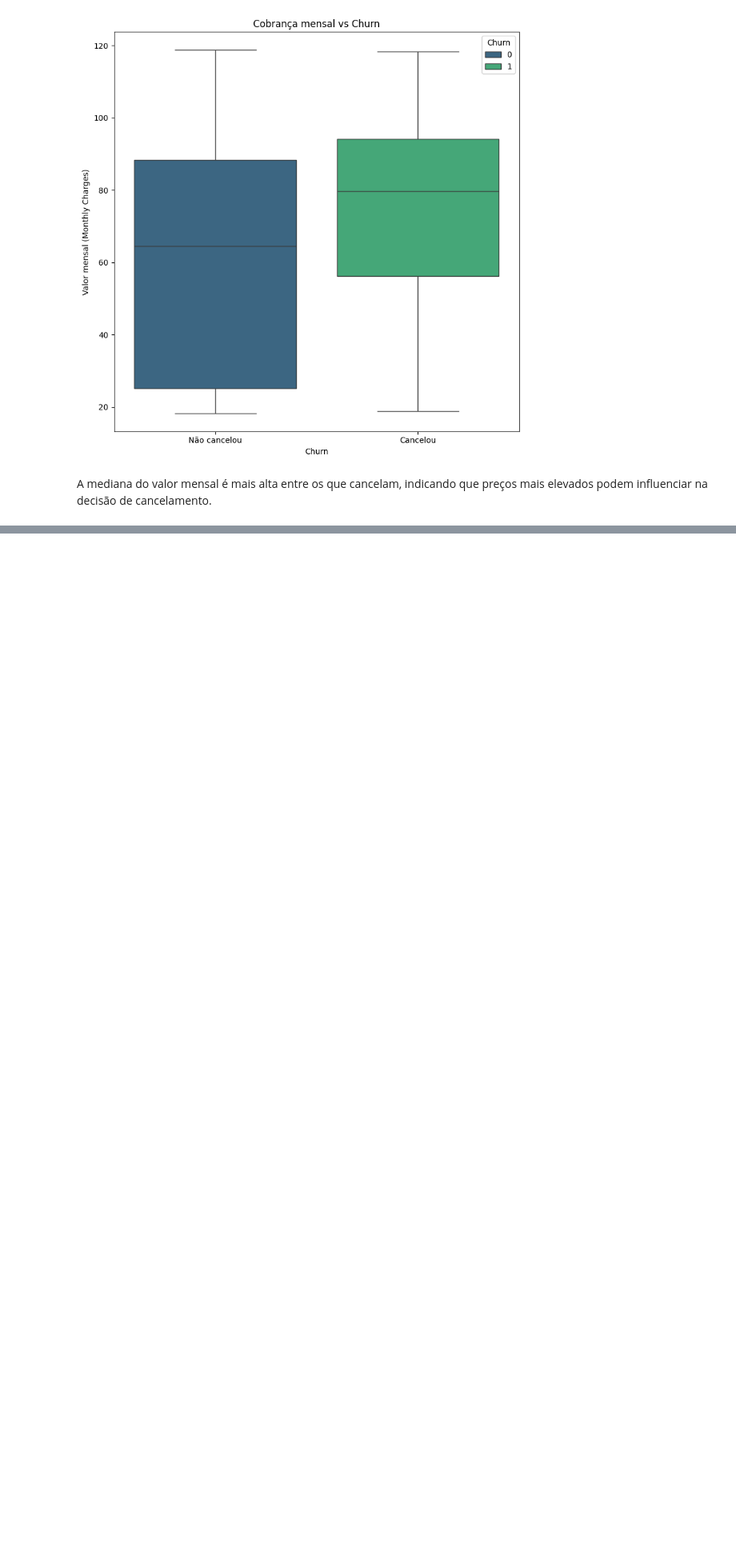
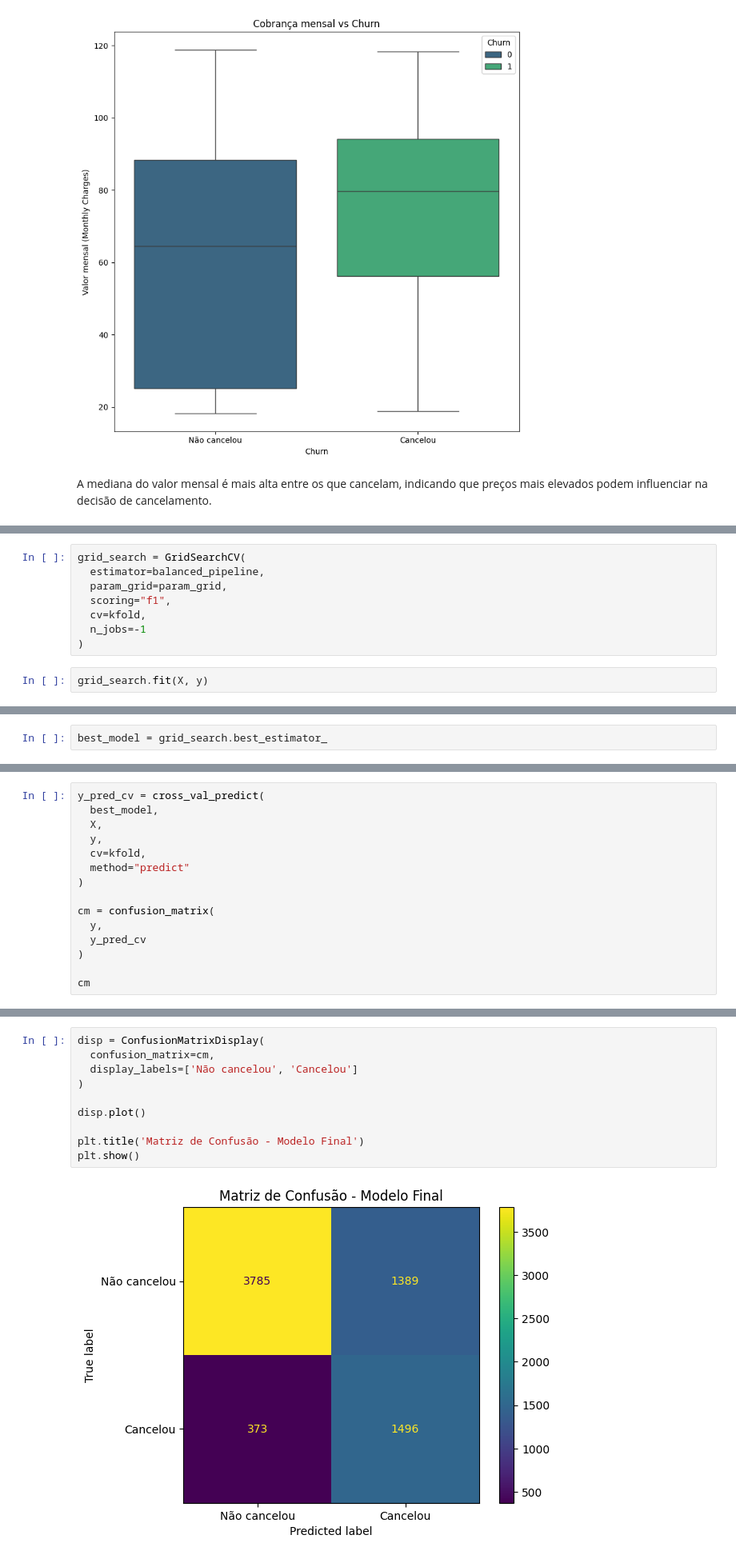
Before and after one commit to julianakcm1/churn-prediction, a Jupyter notebook: notebooks/churn_analysis.ipynb, the cells around one changed output, grey strips where cells are left out. Shown at 80% size. Saved outputs shown, nothing was run; the diff lists cells and outputs as text; blank space fills up the shorter version.

```diff
--- a/notebooks/churn_analysis.ipynb
+++ b/notebooks/churn_analysis.ipynb
@@ -160,0 +689,10 @@ A mediana do valor mensal é mais alta entre os que cancelam, indicando que pre
+# %%
+grid_search = GridSearchCV(
+  estimator=balanced_pipeline,
+  param_grid=param_grid,
+  scoring="f1",
+  cv=kfold,
+  n_jobs=-1
+)
+# %%
+grid_search.fit(X, y)
@@ -160,0 +740,2 @@ A mediana do valor mensal é mais alta entre os que cancelam, indicando que pre
+# %%
+best_model = grid_search.best_estimator_
@@ -160,0 +781,15 @@ A mediana do valor mensal é mais alta entre os que cancelam, indicando que pre
+# %%
+y_pred_cv = cross_val_predict(
+  best_model,
+  X,
+  y,
+  cv=kfold,
+  method="predict"
+)
+
+cm = confusion_matrix(
+  y,
+  y_pred_cv
+)
+
+cm
@@ -160,0 +799,12 @@ A mediana do valor mensal é mais alta entre os que cancelam, indicando que pre
+# %%
+disp = ConfusionMatrixDisplay(
+  confusion_matrix=cm,
+  display_labels=['Não cancelou', 'Cancelou']
+)
+
+disp.plot()
+
+plt.title('Matriz de Confusão - Modelo Final')
+plt.show()
+# %% [output]
+[figure, added]
```
Also changed, not shown: parts of 108 cells of this notebook, 1 other file.
